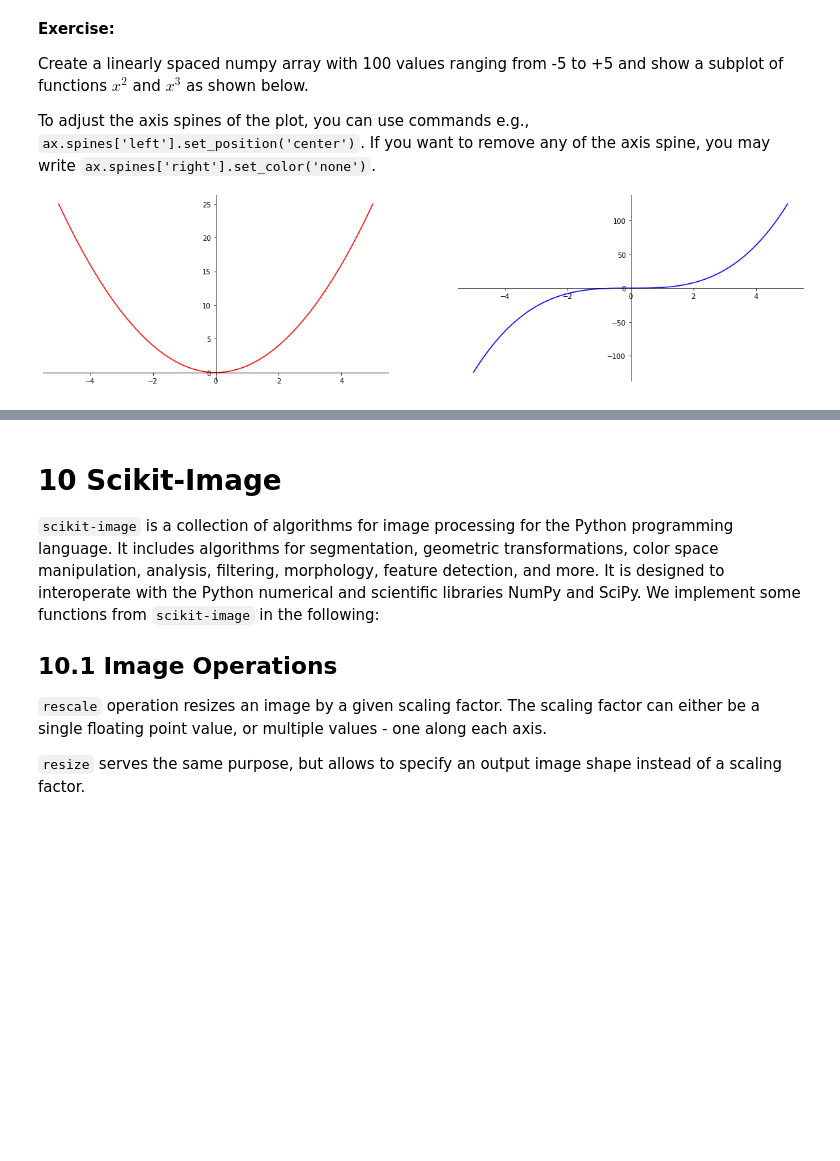
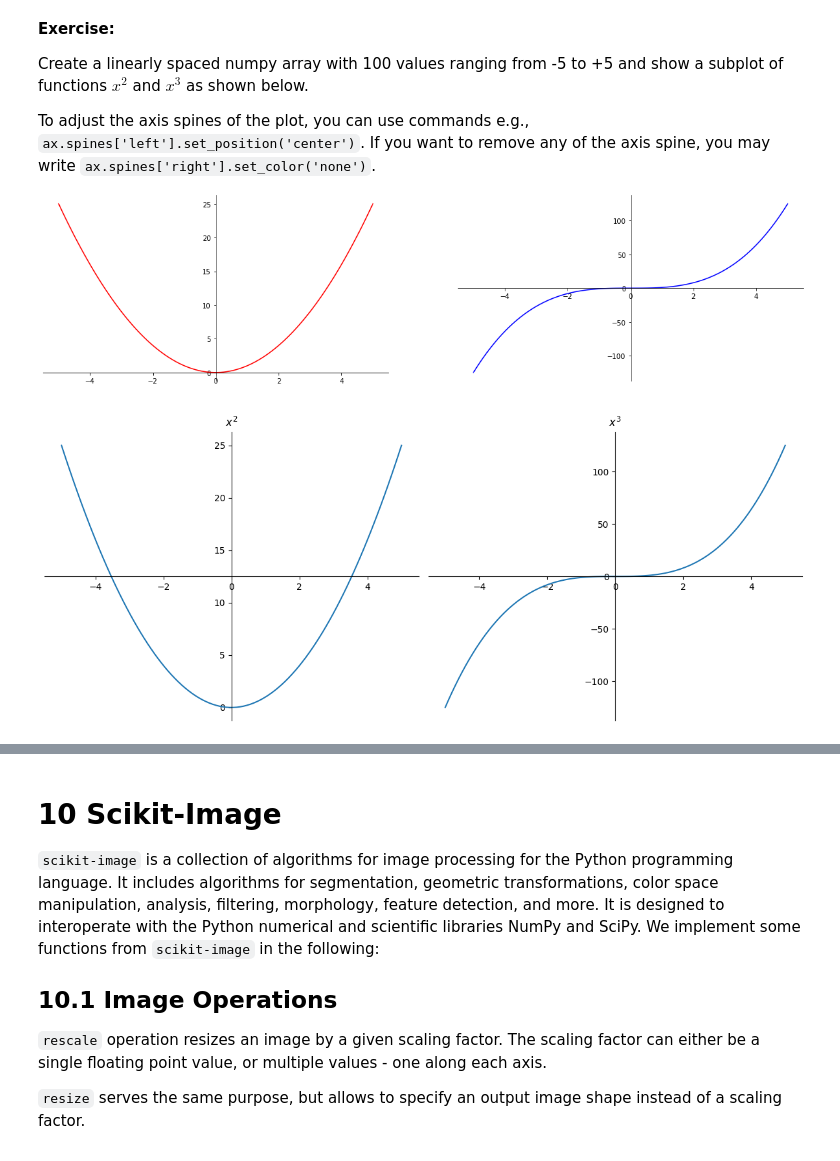
Before and after one commit to harshbhatia66/RO47002-Practicums, a Jupyter notebook: practicum1/RO47002_week1_python_tutorial.ipynb, the cells around one changed output, grey strips where cells are left out. Drawn from its saved outputs; the diff is of its cells as text; code cells hidden in the pictures; blank space fills up the shorter version.

```diff
--- a/practicum1/RO47002_week1_python_tutorial.ipynb
+++ b/practicum1/RO47002_week1_python_tutorial.ipynb
@@ -1250,3 +1260,33 @@ raise NotImplementedError()
+# %%
+import matplotlib.pyplot as plt
+import numpy as np
+
+# Create linearly spaced array
+x = np.linspace(-5, 5, 100)
+
+# Create subplots
+fig, (ax1, ax2) = plt.subplots(1, 2, figsize=(12, 5))
+
+# Plot x^2
+ax1.plot(x, x**2)
+ax1.set_title('$x^2$')
+ax1.spines['left'].set_position('center')
+ax1.spines['bottom'].set_position('center')
+# ax1.spines['right'].set_color('none')
+# ax1.spines['top'].set_color('none')
+
+# Plot x^3
+ax2.plot(x, x**3)
+ax2.set_title('$x^3$')
+ax2.spines['left'].set_position('center')
+ax2.spines['bottom'].set_position('center')
+ax2.spines['right'].set_color('none')
+ax2.spines['top'].set_color('none')
+
+plt.tight_layout()
+plt.show()
+# %% [output]
+[figure, added]
 # %% [markdown]
 ## 9.3 Images
 You can use the `imshow` function to show images. Here is an example:
```
Also changed, not shown: parts of 9 cells of this notebook.
